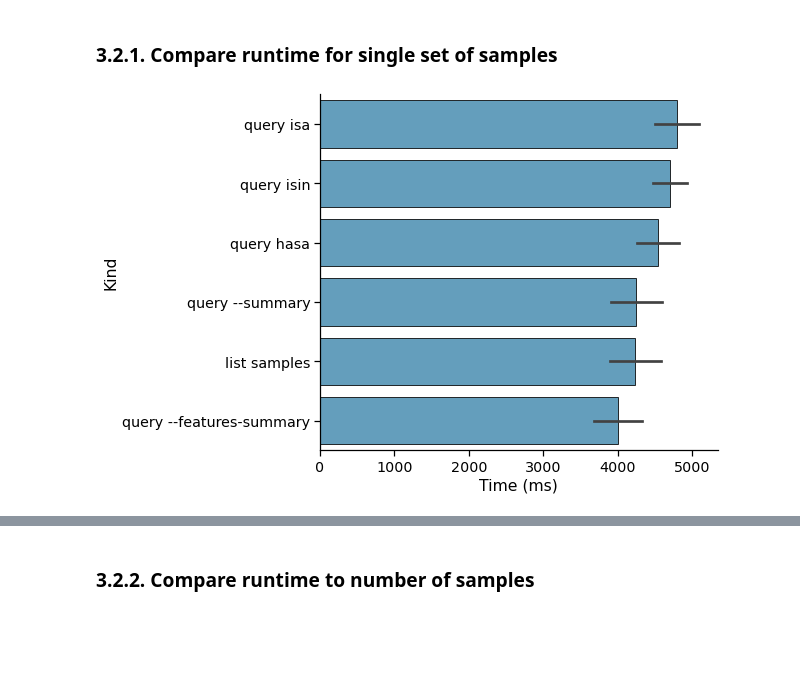
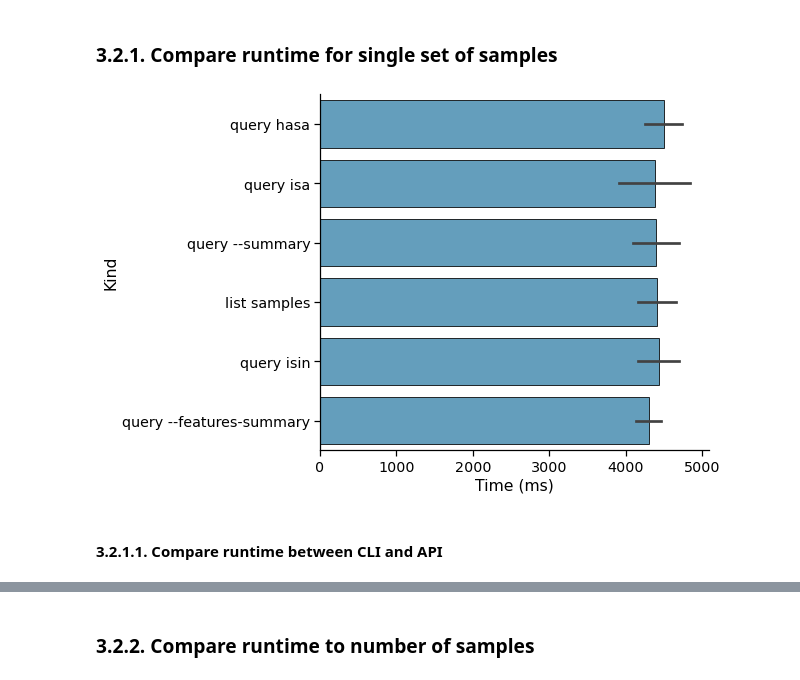
Before and after one commit to apetkau/genomics-data-index-evaluation-manuscript, a Jupyter notebook: evaluations/sars-cov-2/5-compare-results.ipynb, the cells around one changed output, grey strips where cells are left out. Saved outputs shown, nothing was run; the diff lists cells and outputs as text; code cells hidden in the pictures; blank space fills up the shorter version.

Commit message:
Compare results

```diff
--- a/evaluations/sars-cov-2/5-compare-results.ipynb
+++ b/evaluations/sars-cov-2/5-compare-results.ipynb
@@ -181,13 +181,15 @@ query_cli_df.head(5)
 # %% [markdown]
 ### 3.2.1. Compare runtime for single set of samples
 # %%
-query_cli_samples = query_cli_df[query_cli_df['Samples'] == 50]
+query_cli_samples = query_cli_df[query_cli_df['Samples'] == 200]
 query_cli_samples = query_cli_samples.sort_values('Time (ms)', ascending=False)
 
 with sns.plotting_context("notebook", font_scale=1.3):
     g = sns.catplot(data=query_cli_samples, kind="bar",
                   y="Kind", x="Time (ms)", hue=None,
                   ci="sd", height=6, aspect=1.5, alpha=0.8,
                   color="#2b8cbe", edgecolor="black")
 # %% [output]
-[figure, old version]
+[figure, new version]
+# %% [markdown]
+#### 3.2.1.1. Compare runtime between CLI and API
```
Also changed, not shown: parts of 35 cells of this notebook.
